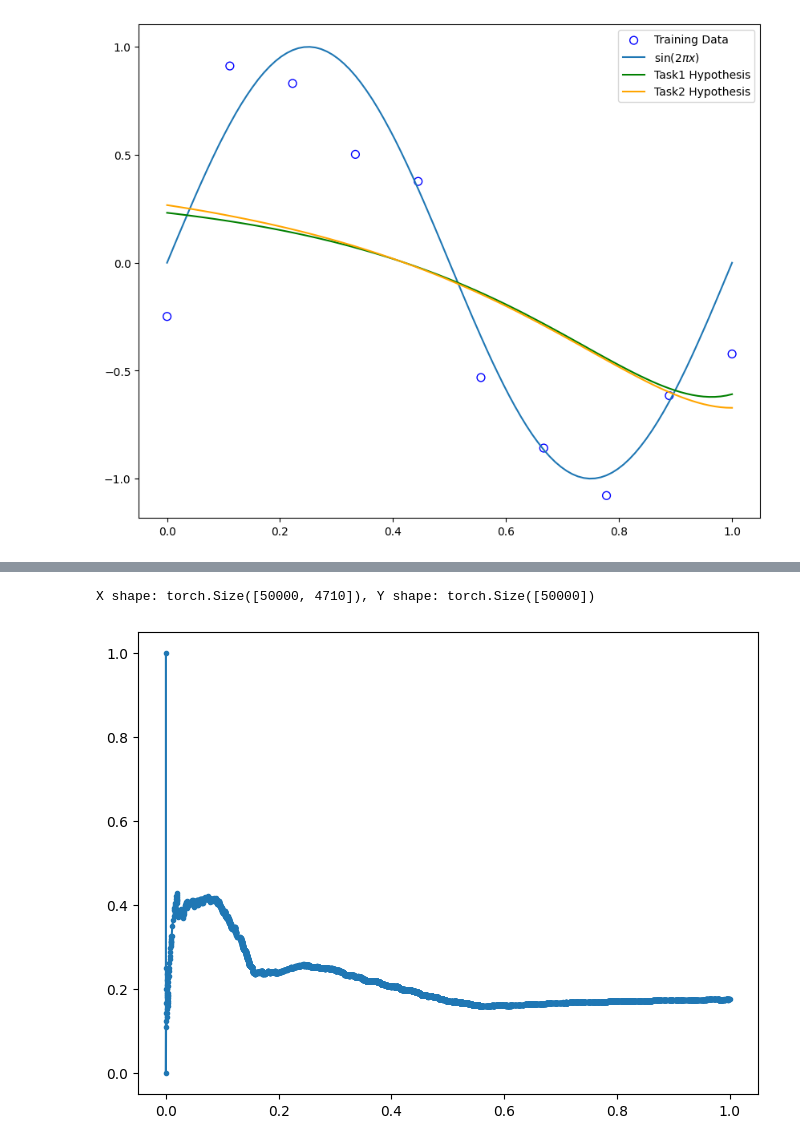
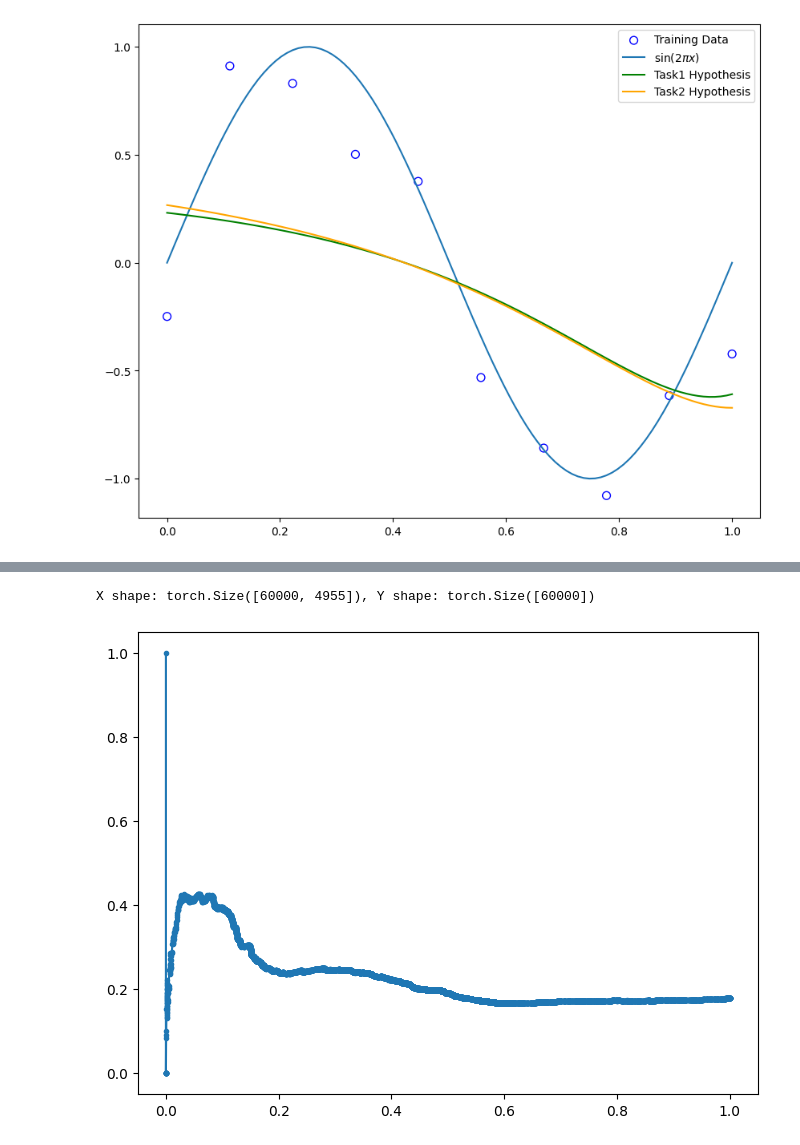
Before and after one commit to komal-b/CS-GY-6613-Assignments, a Jupyter notebook: assignments/assignment-1/01-assignment-1.ipynb, the cells around one changed output, grey strips where cells are left out. Cells and saved outputs as stored; diff of their text form; code cells hidden in the pictures.

```diff
--- a/assignments/assignment-1/01-assignment-1.ipynb
+++ b/assignments/assignment-1/01-assignment-1.ipynb
@@ -323,7 +323,7 @@ from sklearn.metrics import precision_recall_curve
 #Data Preprocessing
 
 file_path = '/Users/komalbagwe/CS-GY-6613-Assignments/assignments/assignment-1/train.csv'
-data = pd.read_csv(file_path, nrows=50000)
+data = pd.read_csv(file_path, nrows=60000)
 
 col_drop = ['id', 'device_id', 'device_ip']
 data = data.drop(columns=col_drop)
@@ -370,32 +370,32 @@ epoch = 100
 #model, loss function, and optimize initialization
 input_shape = x_train.shape[1]
 model = LogisticRegression(input_shape)
 criterion = nn.BCELoss()  # Binary Cross Entropy Loss
 optimization = optim.SGD(model.parameters(), lr=learning_rate)
 
 #training the model
 for e in range(epoch):
     model.train()
 
     outputs = model(x_train).squeeze()  #for predictions
     loss = criterion(outputs, y_train.float())  #calculating loss
 
     #backward pass and optimization
     optimization.zero_grad()
     loss.backward()
     optimization.step()
 
 
 #model evalation
 model.eval()
 with torch.no_grad():
     y_scores = model(x_test).squeeze()
 
 precision, recall, thresholds = precision_recall_curve(y_test, y_scores)
 
 plt.figure(figsize=(8, 6))
 plt.plot(recall, precision, marker='.', label='Logistic Regression')
 plt.show()
 # %% [output]
-X shape: torch.Size([50000, 4710]), Y shape: torch.Size([50000])
+X shape: torch.Size([60000, 4955]), Y shape: torch.Size([60000])
-[figure, old version]
+[figure, new version]
```
Also changed, not shown: parts of 1 cell of this notebook.
